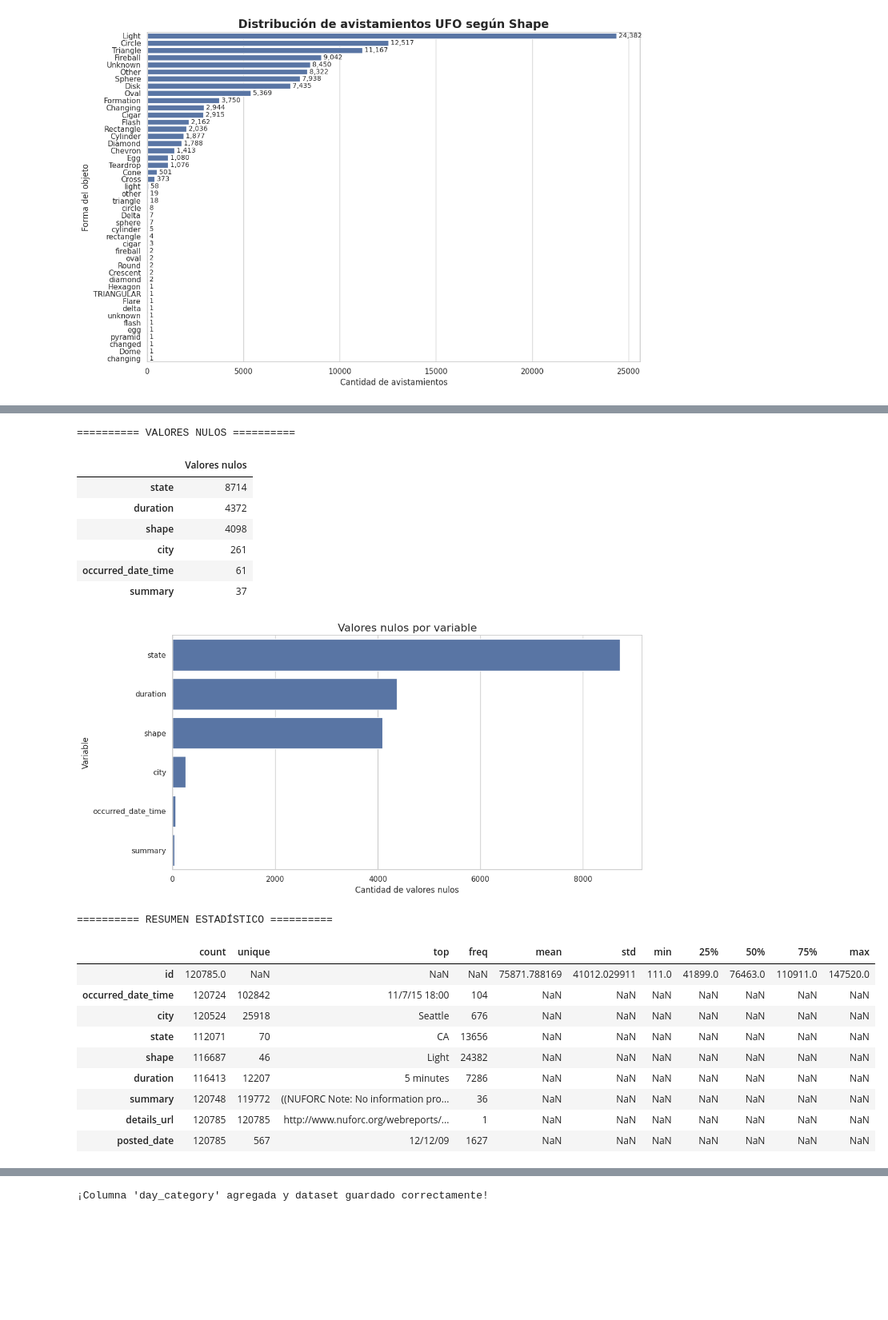
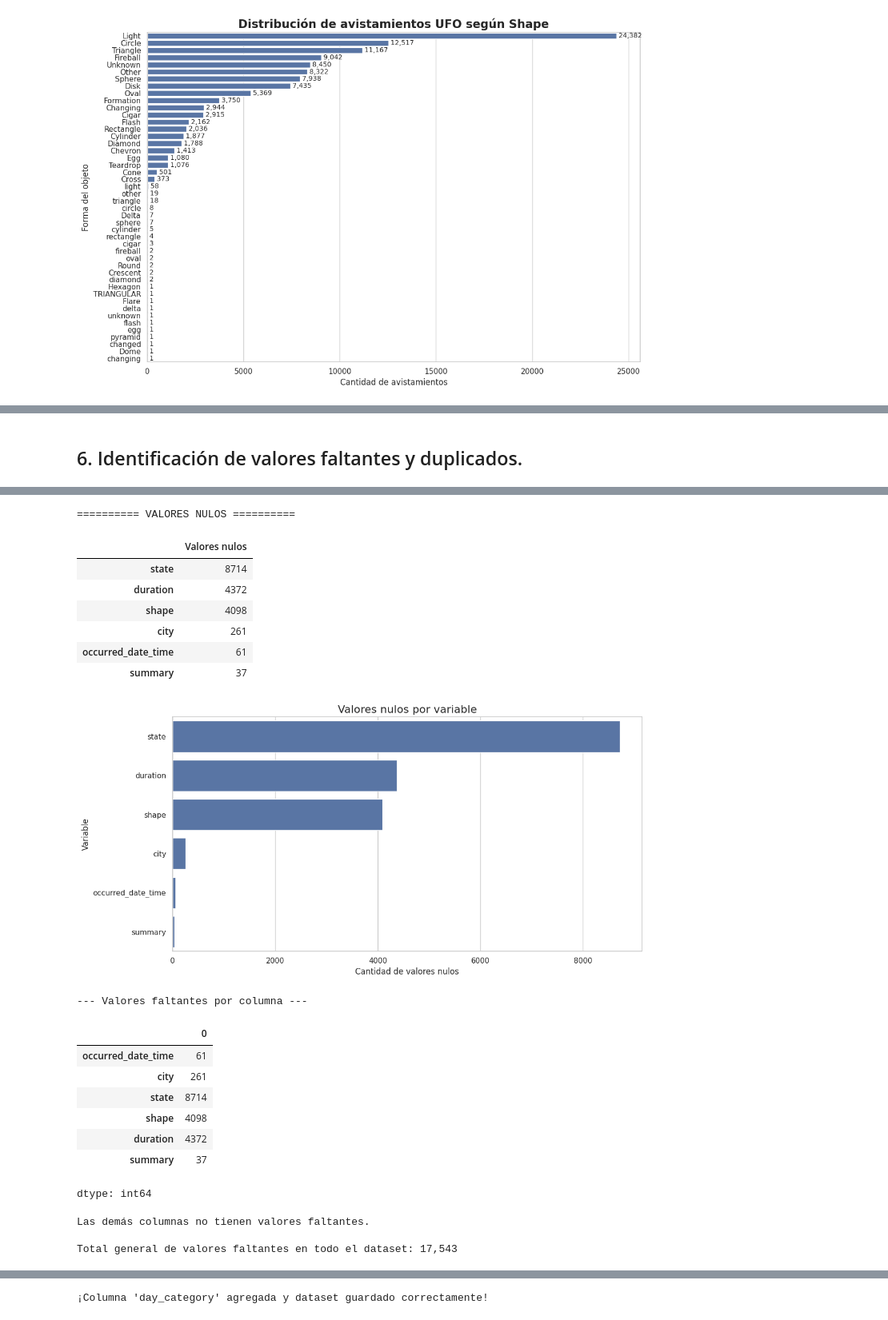
Before and after one commit to arieltunon74/Aprendizaje_automatico_parcial_2026, a Jupyter notebook: notebooks/01 - Preprocesamiento y Escalado/01_Limpieza_y_Preprocesamiento_.ipynb, the cells around one changed output, grey strips where cells are left out. Shown at 80% size. Drawn from its saved outputs; the diff is of its cells as text; code cells hidden in the pictures; blank space fills up the shorter version.

```diff
--- a/notebooks/01 - Preprocesamiento y Escalado/01_Limpieza_y_Preprocesamiento_.ipynb
+++ b/notebooks/01 - Preprocesamiento y Escalado/01_Limpieza_y_Preprocesamiento_.ipynb
@@ -254,3 +373,5 @@ Cantidad de frecuencia de registros por forma:
+# %% [markdown]
+## 6. Identificación de valores faltantes y duplicados.
 # %%
 # Exploración inicial del dataset
 
@@ -334,49 +455,60 @@ plt.ylabel("Variable")
 plt.tight_layout()
 plt.show()
 
+# Ver la cantidad de valores faltantes por columna (filtrando solo las que tienen > 0 nulos)
+print("\n--- Valores faltantes por columna ---")
+missing_per_column = df.isnull().sum()
+missing_filtered = missing_per_column[missing_per_column > 0]
 
+if not missing_filtered.empty:
+    display(missing_filtered)
+    print("Las demás columnas no tienen valores faltantes.")
+else:
+    print("¡Felicidades! No hay valores faltantes en ninguna columna.")
 
-print("\n========== RESUMEN ESTADÍSTICO ==========")
-display(df.describe(include="all").T)
+# Ver el total general de valores faltantes en todo el DataFrame
+total_missing = df.isnull().sum().sum()
+print(f"\nTotal general de valores faltantes en todo el dataset: {total_missing:,}")
 # %% [output]
 ========== INFORMACIÓN DEL DATASET ==========
 
 Cantidad de registros: 120,785
 Cantidad de variables: 9
 
 ========== NOMBRES DE LAS VARIABLES ==========
 1. id
 2. occurred_date_time
 3. city
 4. state
 5. shape
 6. duration
 ... (16 lines left out)
 ========== REGISTROS DUPLICADOS ==========
 
 🔹 REGISTROS DUPLICADOS
    0 registros duplicados
 [figure]
 ========== VALORES NULOS ==========
 |  | Valores nulos |
 | state | 8714 |
 | duration | 4372 |
 | shape | 4098 |
 | city | 261 |
 | occurred_date_time | 61 |
 | summary | 37 |
 [figure]
-========== RESUMEN ESTADÍSTICO ==========
+--- Valores faltantes por columna ---
-|  | count | unique | top | freq | mean | std | min | 25% | 50% | 75% | max |
-| id | 120785.0 | NaN | NaN | NaN | 75871.788169 | 41012.029911 | 111.0 | 41899.0 | 76463.0 | 110911.0 | 147520.0 |
-| occurred_date_time | 120724 | 102842 | 11/7/15 18:00 | 104 | NaN | NaN | NaN | NaN | NaN | NaN | NaN |
-| city | 120524 | 25918 | Seattle | 676 | NaN | NaN | NaN | NaN | NaN | NaN | NaN |
-| state | 112071 | 70 | CA | 13656 | NaN | NaN | NaN | NaN | NaN | NaN | NaN |
-| shape | 116687 | 46 | Light | 24382 | NaN | NaN | NaN | NaN | NaN | NaN | NaN |
-| duration | 116413 | 12207 | 5 minutes | 7286 | NaN | NaN | NaN | NaN | NaN | NaN | NaN |
-| summary | 120748 | 119772 | ((NUFORC Note: No information pro... | 36 | NaN | NaN | NaN | NaN | NaN | NaN | NaN |
-| details_url | 120785 | 120785 | http://www.nuforc.org/webreports/... | 1 | NaN | NaN | NaN | NaN | NaN | NaN | NaN |
-| posted_date | 120785 | 567 | 12/12/09 | 1627 | NaN | NaN | NaN | NaN | NaN | NaN | NaN |
+|  | 0 |
+| occurred_date_time | 61 |
+| city | 261 |
+| state | 8714 |
+| shape | 4098 |
+| duration | 4372 |
+| summary | 37 |
+dtype: int64
+Las demás columnas no tienen valores faltantes.
+
+Total general de valores faltantes en todo el dataset: 17,543
 # %% [markdown]
 
 #VISUALIZACIÓN DEL RANGO DE AÑOS OBSERVADOS — ORIGINAL
```
Also changed, not shown: parts of 23 cells of this notebook, 12 other files.
